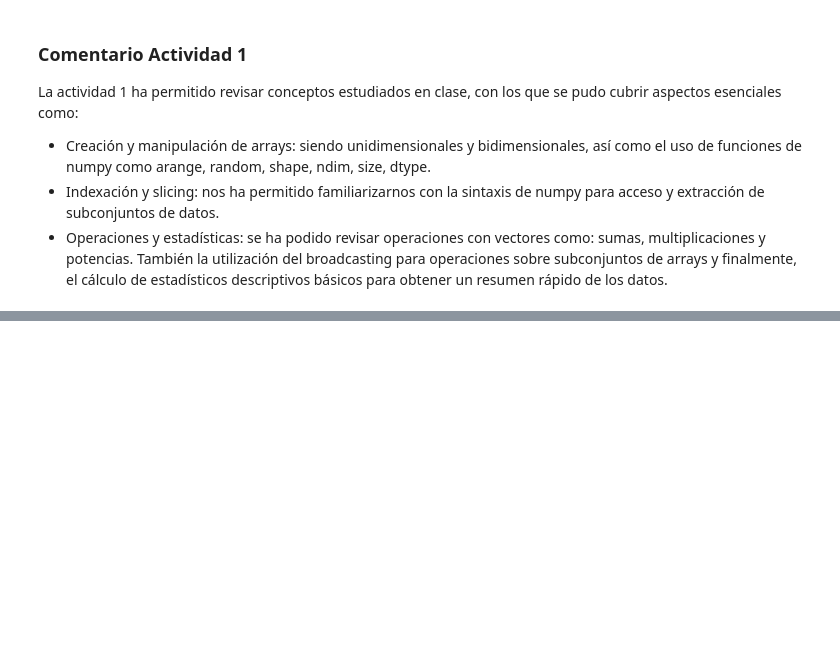
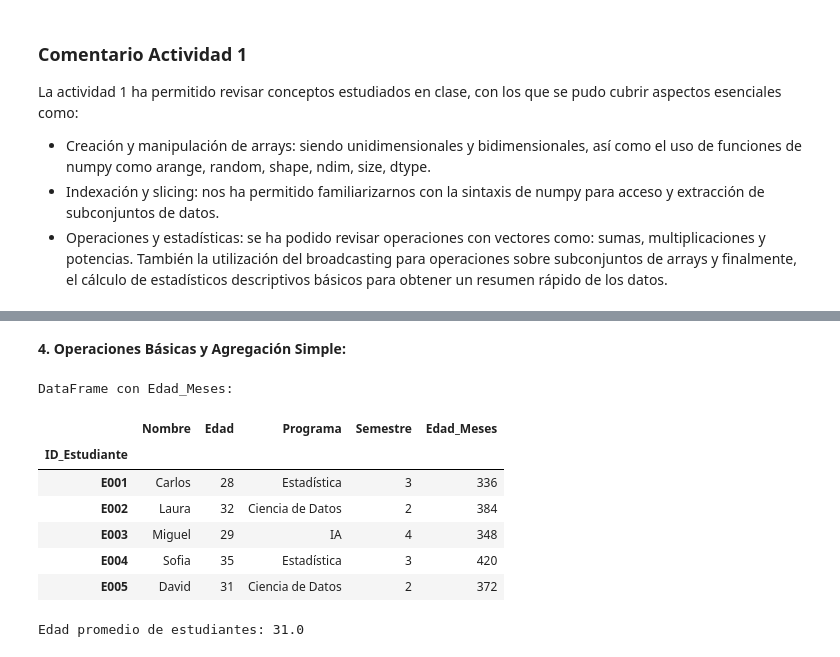
Before and after one commit to dennysrojas/programacion_estadistica, a Jupyter notebook: taller_practico.ipynb, the cells around one changed output, grey strips where cells are left out. Drawn from its saved outputs; the diff is of its cells as text; code cells hidden in the pictures; blank space fills up the shorter version.

```diff
--- a/taller_practico.ipynb
+++ b/taller_practico.ipynb
@@ -233,0 +284,10 @@ La actividad 1 ha permitido revisar conceptos estudiados en clase, con los que s
+# %%
+#a. Crea un DataFrame llamado df_estudiantes a partir del siguiente diccionario Python:
+datos_estudiantes = {
+    'ID_Estudiante': ['E001', 'E002', 'E003', 'E004', 'E005'],
+    'Nombre': ['Carlos', 'Laura', 'Miguel', 'Sofia', 'David'],
+    'Edad': [28, 32, 29, 35, 31],
+    'Programa': ['Estadística', 'Ciencia de Datos', 'IA', 'Estadística', 'Ciencia de Datos'],
+    'Semestre': [3, 2, 4, 3, 2]
+}
+df_estudiantes = pd.DataFrame(datos_estudiantes)
@@ -233,0 +366,5 @@ La actividad 1 ha permitido revisar conceptos estudiados en clase, con los que s
+# %%
+# b. Selecciona e imprime los datos del estudiante con ID_Estudiante 'E003' utilizando .loc[]
+df_estudiantes.set_index('ID_Estudiante', inplace=True)
+print("Datos del estudiante con ID 'E003':")
+print(df_estudiantes.loc['E003'])
@@ -233,0 +411,22 @@ La actividad 1 ha permitido revisar conceptos estudiados en clase, con los que s
+# %% [markdown]
+**4. Operaciones Básicas y Agregación Simple:**
+# %%
+#a. Anade una nueva columna al df_estudiantes llamada Edad_Meses que sea la Edad multiplicada por 12.
+df_estudiantes['Edad_Meses'] = df_estudiantes['Edad'] * 12
+print("DataFrame con Edad_Meses:")
+df_estudiantes
+# %% [output]
+DataFrame con Edad_Meses:
+|  | Nombre | Edad | Programa | Semestre | Edad_Meses |
+| ID_Estudiante |  |  |  |  |  |
+| E001 | Carlos | 28 | Estadística | 3 | 336 |
+| E002 | Laura | 32 | Ciencia de Datos | 2 | 384 |
+| E003 | Miguel | 29 | IA | 4 | 348 |
+| E004 | Sofia | 35 | Estadística | 3 | 420 |
+| E005 | David | 31 | Ciencia de Datos | 2 | 372 |
+# %%
+# b. Calcula e imprime la edad promedio de los estudiantes.
+edad_promedio = df_estudiantes['Edad'].mean()
+print("Edad promedio de estudiantes:", edad_promedio)
+# %% [output]
+Edad promedio de estudiantes: 31.0
```
Also changed, not shown: parts of 21 cells of this notebook.
